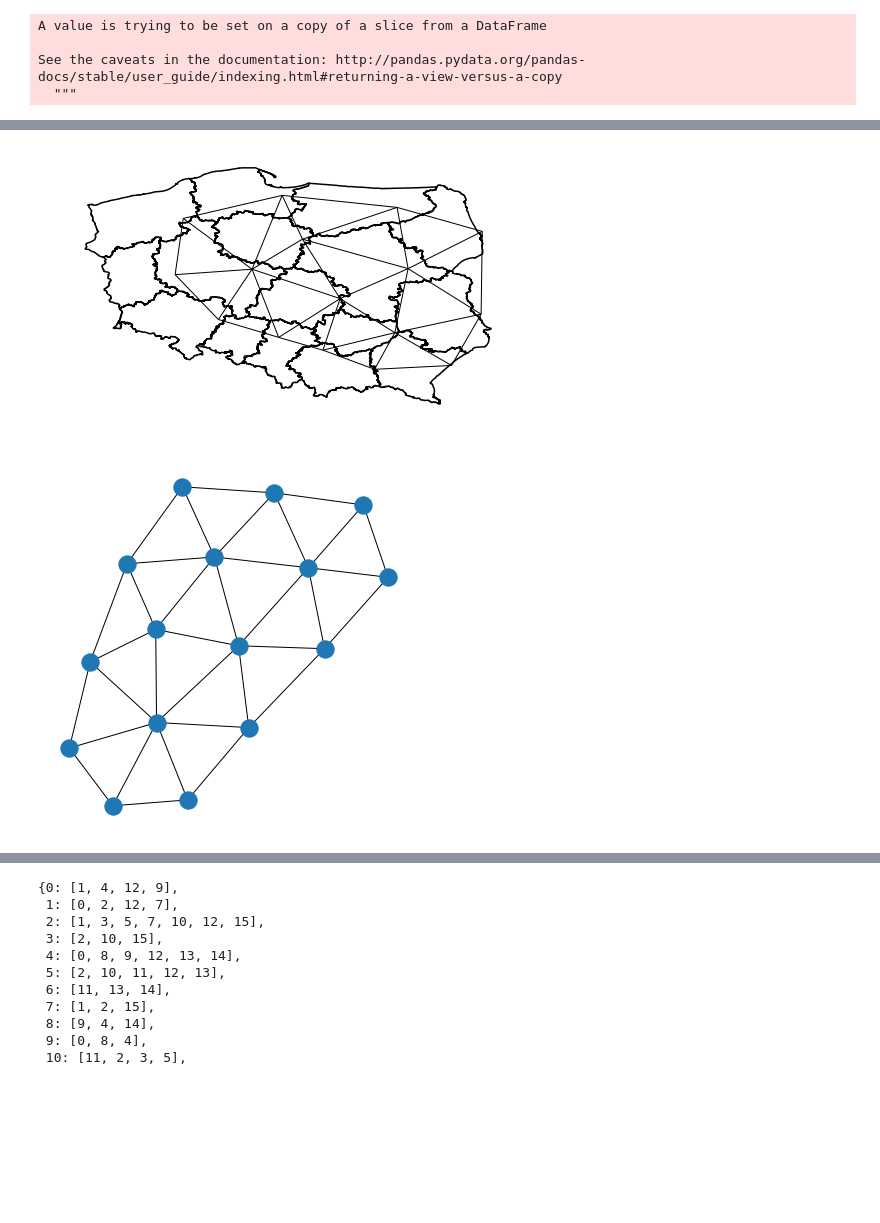
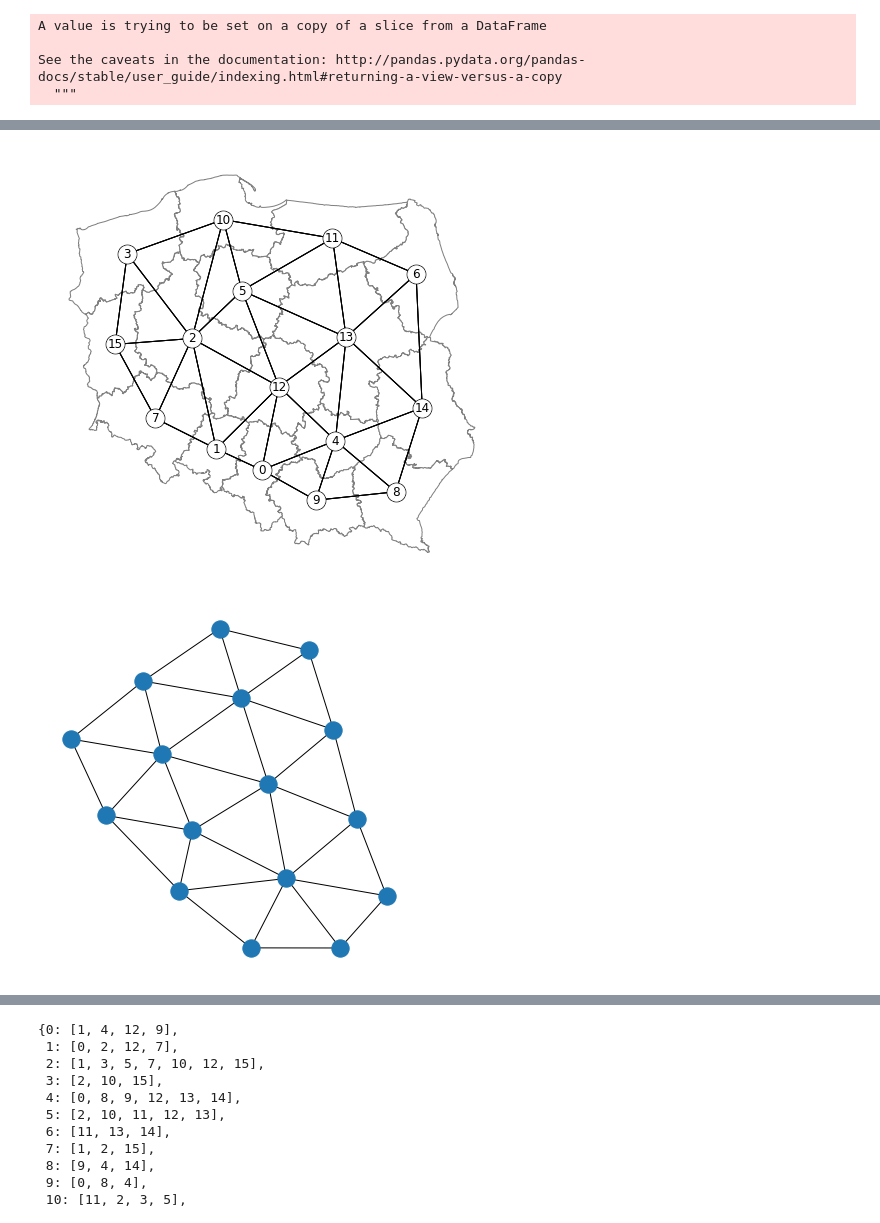
Before and after one commit to MarBry111/Forecast_Election_Poland, a Jupyter notebook: Maps_projet.ipynb, the cells around one changed output, grey strips where cells are left out. Cells and saved outputs as stored; diff of their text form; code cells hidden in the pictures; blank space fills up the shorter version.

```diff
--- a/Maps_projet.ipynb
+++ b/Maps_projet.ipynb
@@ -35,0 +28,11 @@ gdf.head()
+# %%
+path = 'maps/wojewodztwa/województwa.shp'
+# https://github.com/Toblerity/Fiona/issues/548
+gdf = gpd.read_file(path)
+for i in range(len(gdf.jpt_nazwa_)):
+    gdf.jpt_nazwa_[i] = gdf.jpt_nazwa_[i].encode("latin1","strict").decode('utf-8')
+#print(gdf.head())
+
+gdf = pd.merge(gdfW.loc[:,['JPT_NAZWA_']],gdf,left_on='JPT_NAZWA_',right_on='jpt_nazwa_')
+del gdf['JPT_NAZWA_']
+gdf['jpt_nazwa_']
@@ -65,15 +114,38 @@ ax.axis('off')
+# %%
+contig_matrix = libpysal.weights.Rook.from_shapefile(pathW)
+
+# build list of edges - this will create edges going both ways from connected nodes, so you might need to remove duplicates
+nodes = contig_matrix.weights.keys()  # to get dict of keys, alternatively use contig_matrix.id2i.keys()
+edges = [(node, neighbour) for node in nodes for neighbour in contig_matrix[node]]
+my_graph = nx.Graph(edges)
 # %%
 #plot_spatial_weights(weights, gdf, figsize=(8,8))
 #ax = gdf.plot(edgecolor='grey', facecolor='w', figsize=(8,8))
 #nx.draw(my_graph, pos_w)
+#fig, ax = plt.subplots(figsize=(8, 8))
+
+#gdf.plot(edgecolor='grey', facecolor='w', ax=ax)
+#gdf.boundary.plot(ax=ax, color="k")
+
 fig, ax = plt.subplots(figsize=(8, 8))
 
-#gdf.plot(edgecolor='grey', facecolor='w', ax=ax)
-gdf.boundary.plot(ax=ax, color="k")
-nx.draw_networkx_edges(my_graph, pos_w)
-#nx.draw(my_graph, pos_w)
+labels={}
+for i in range(len(my_graph)):
+    labels[i]=i+1
+
+#nx.draw_networkx_edges(my_graph, pos_w)
+
+gdf.plot(edgecolor='grey', facecolor='w', ax=ax)
+
+nx.draw_networkx_edges(my_graph, pos_w, edge_color="k")
+
+nx.draw(my_graph, pos_w, node_color='black', node_size=350, with_labels=False)
+nx.draw(my_graph, pos_w, node_color='white', with_labels=True)
+
+#nx.draw_networkx_labels(my_graph,pos_w,labels,font_size=16)
+
 ax.axis('off')
-plt.show()
-#plt.savefig('poland_wojew_neigh.pdf', bbox_inches='tight')
+#plt.show()
+plt.savefig('maps/images/poland_wojew_neigh.pdf', bbox_inches='tight')
 # %% [output]
-[figure, old version]
+[figure, new version]
@@ -87,9 +152,9 @@ my_graph = nx.Graph(edges)
 # %%
 plt.figure(figsize=(5,5))
 nx.draw(my_graph)  # networkx draw()
-plt.draw()  # pyplot draw()
+#plt.draw()  # pyplot draw()
 plt.show()
 # %% [output]
-[figure, old version]
+[figure, new version]
 # %%
 plt.figure(figsize=(5,5))
```
Also changed, not shown: parts of 11 cells of this notebook, 5 other files.
